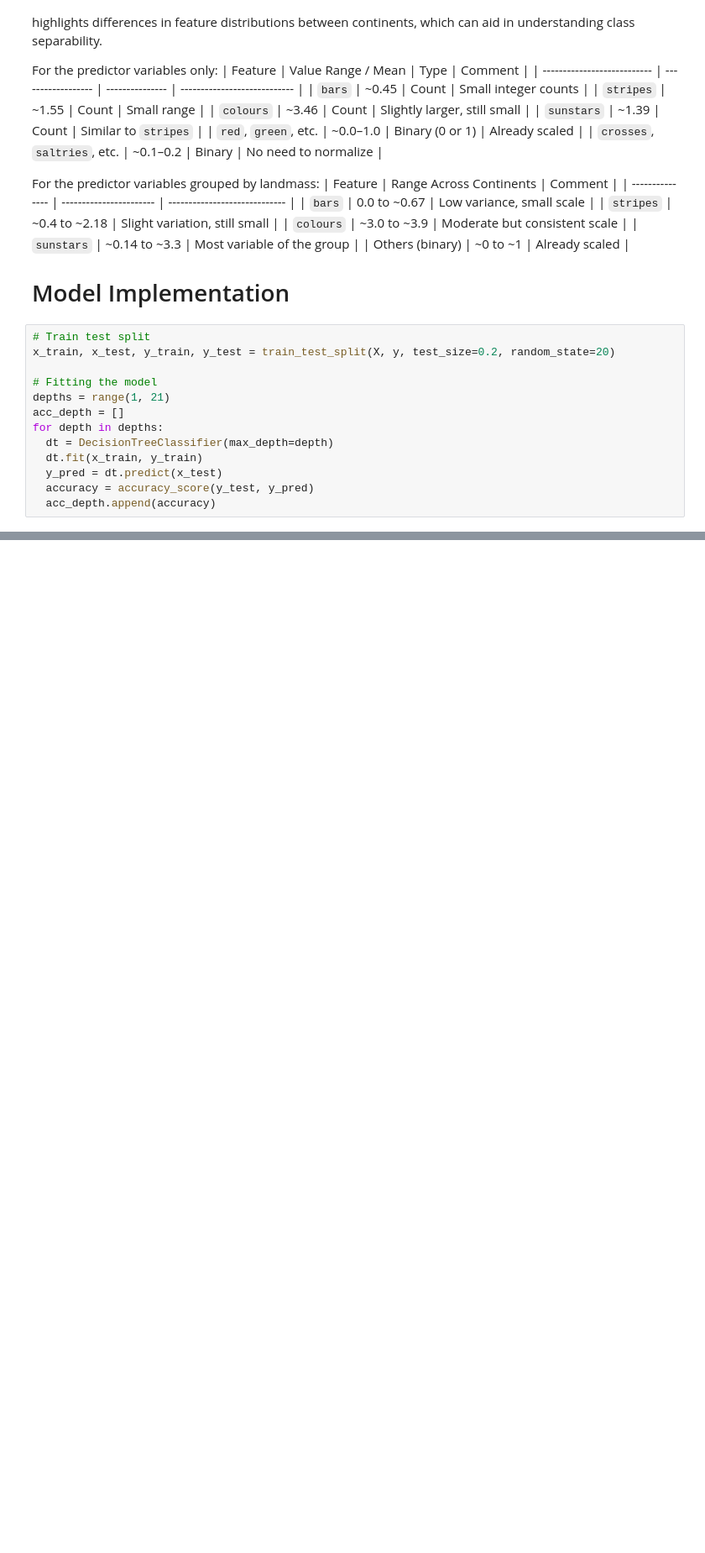
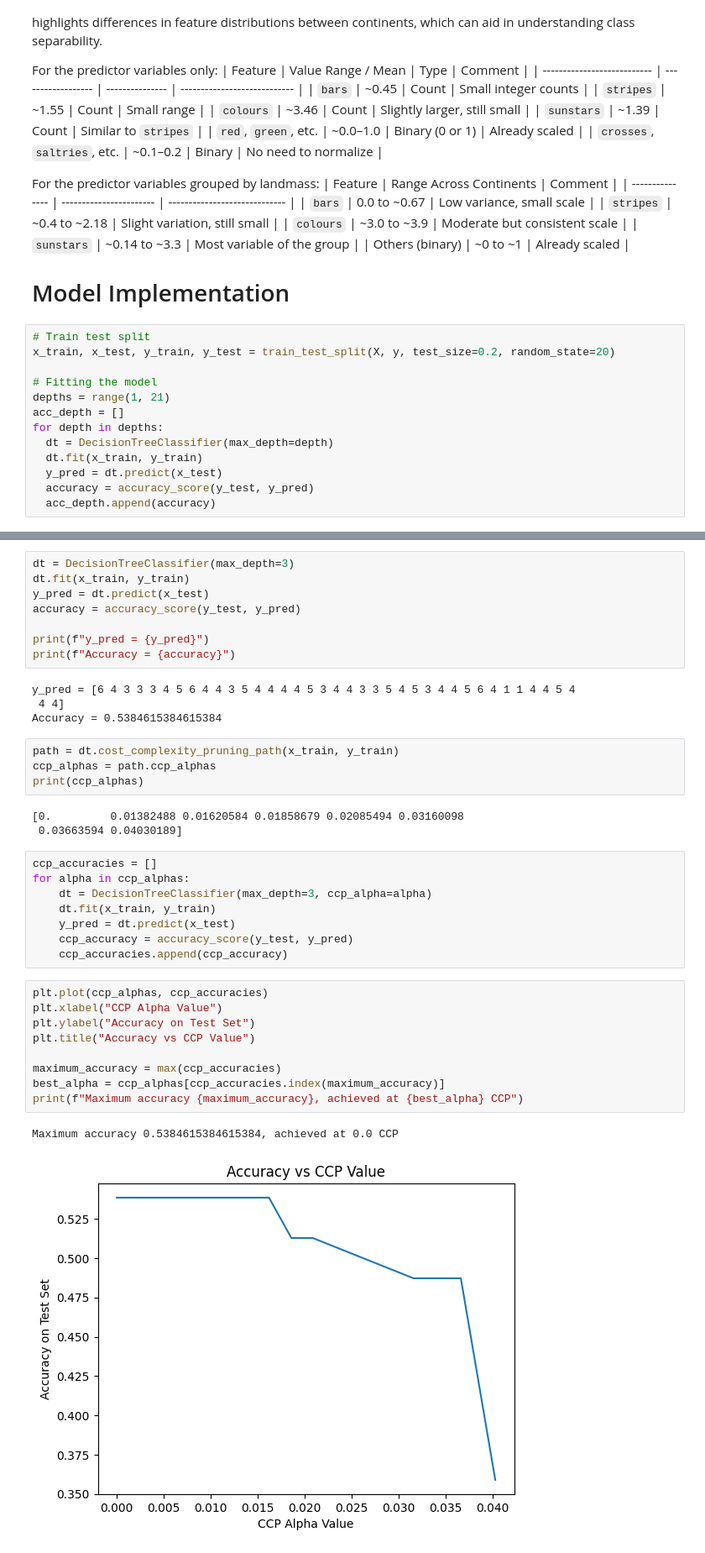
Before and after one commit to JTrehan1/MachineLearningPortfolio, a Jupyter notebook: DecisionTrees/FlagClassification.ipynb, the cells around one changed output, grey strips where cells are left out. Shown: that part at 84% size. Drawn from its saved outputs; the diff is of its cells as text; blank space fills up the shorter version.

```diff
--- a/DecisionTrees/FlagClassification.ipynb
+++ b/DecisionTrees/FlagClassification.ipynb
@@ -181,0 +190,39 @@ plt.plot(depths, acc_depth)
+# %%
+dt = DecisionTreeClassifier(max_depth=3)
+dt.fit(x_train, y_train)
+y_pred = dt.predict(x_test)
+accuracy = accuracy_score(y_test, y_pred)
+
+print(f"y_pred = {y_pred}")
+print(f"Accuracy = {accuracy}")
+# %% [output]
+y_pred = [6 4 3 3 3 4 5 6 4 4 3 5 4 4 4 4 5 3 4 4 3 3 5 4 5 3 4 4 5 6 4 1 1 4 4 5 4
+ 4 4]
+Accuracy = 0.5384615384615384
+# %%
+path = dt.cost_complexity_pruning_path(x_train, y_train)
+ccp_alphas = path.ccp_alphas
+print(ccp_alphas)
+# %% [output]
+[0.         0.01382488 0.01620584 0.01858679 0.02085494 0.03160098
+ 0.03663594 0.04030189]
+# %%
+ccp_accuracies = []
+for alpha in ccp_alphas:
+    dt = DecisionTreeClassifier(max_depth=3, ccp_alpha=alpha)
+    dt.fit(x_train, y_train)
+    y_pred = dt.predict(x_test)
+    ccp_accuracy = accuracy_score(y_test, y_pred)
+    ccp_accuracies.append(ccp_accuracy)
+# %%
+plt.plot(ccp_alphas, ccp_accuracies)
+plt.xlabel("CCP Alpha Value")
+plt.ylabel("Accuracy on Test Set")
+plt.title("Accuracy vs CCP Value")
+
+maximum_accuracy = max(ccp_accuracies)
+best_alpha = ccp_alphas[ccp_accuracies.index(maximum_accuracy)]
+print(f"Maximum accuracy {maximum_accuracy}, achieved at {best_alpha} CCP")
+# %% [output]
+Maximum accuracy 0.5384615384615384, achieved at 0.0 CCP
+[figure, added]
```
Also changed, not shown: parts of 7 cells of this notebook.
